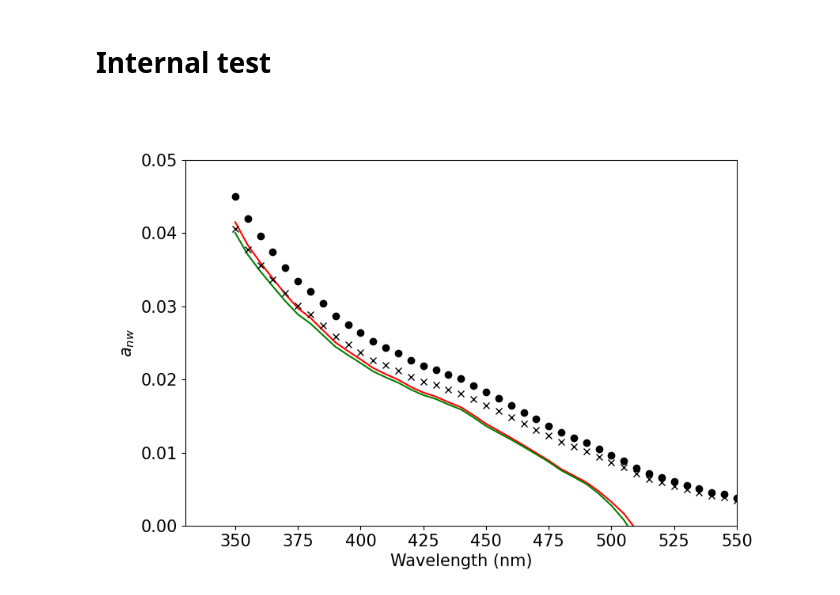
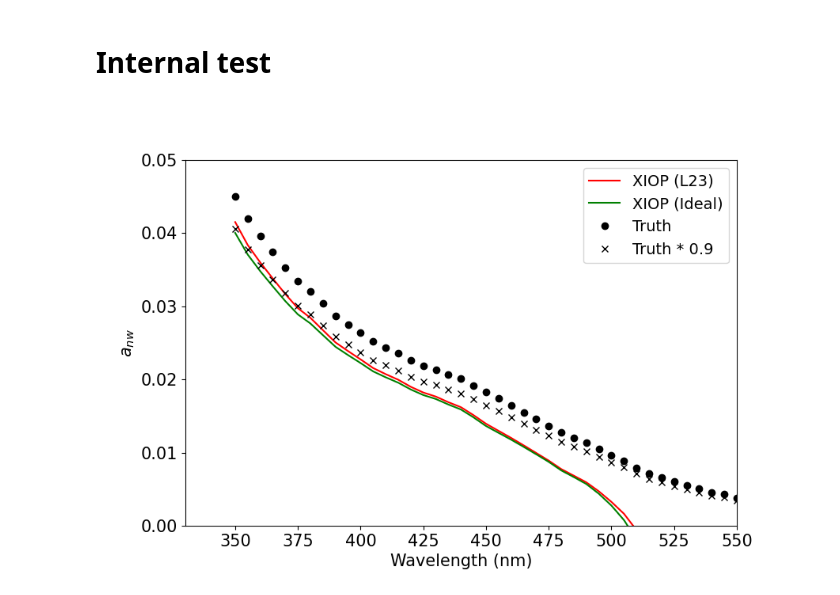
Before and after one commit to ocean-colour/xiop, a Jupyter notebook: nb/First_anw.ipynb, the cells around one changed output. Drawn from its saved outputs; the diff is of its cells as text; code cells hidden in the pictures.

```diff
--- a/nb/First_anw.ipynb
+++ b/nb/First_anw.ipynb
@@ -136,21 +136,22 @@ anw_ideal = inversion.retrieve_anw(aw, bbw, D_ideal)
 # %%
 fig = plt.figure(figsize=(9,6))
 ax = plt.gca()
 ax.plot(l23_wave, anw, 'r-', label='XIOP (L23)')
 ax.plot(l23_wave, anw_ideal, 'g-', label='XIOP (Ideal)')
 ax.plot(l23_wave, l23_anw[idx], 'ko', label='Truth')
 
 scl = 0.9
 ax.plot(l23_wave, scl*l23_anw[idx], 'kx', label=f'Truth * {scl}')
 #
 ax.set_xlabel('Wavelength (nm)')
 ax.set_ylabel(r'$a_{nw}$')
 #
 ax.set_ylim(0., 0.05)
 ax.set_xlim(None, 550.)
 #
 plotting.set_fontsize(ax, 15)
+ax.legend(fontsize=14.)
 #
 plt.show()
 # %% [output]
-[figure, old version]
+[figure, new version]
```
Also changed, not shown: 1 other file.
